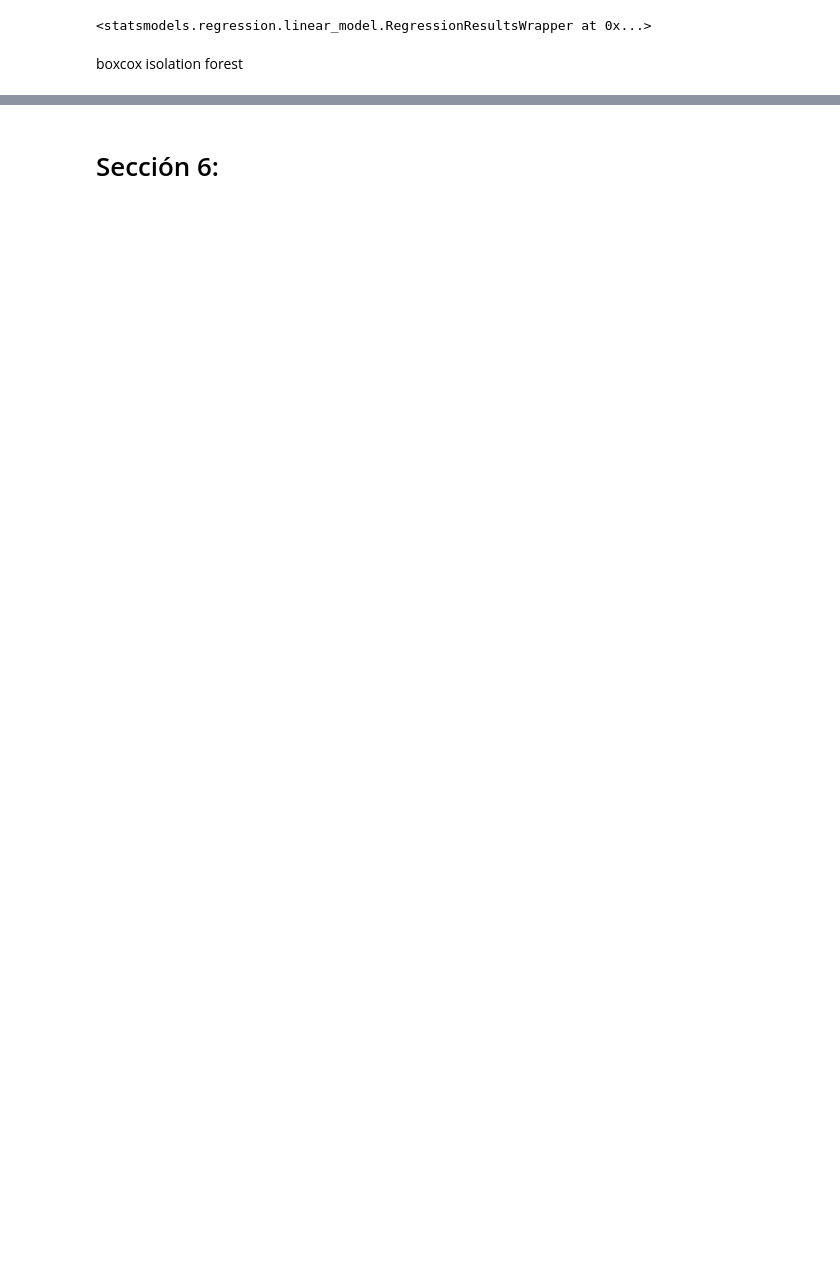
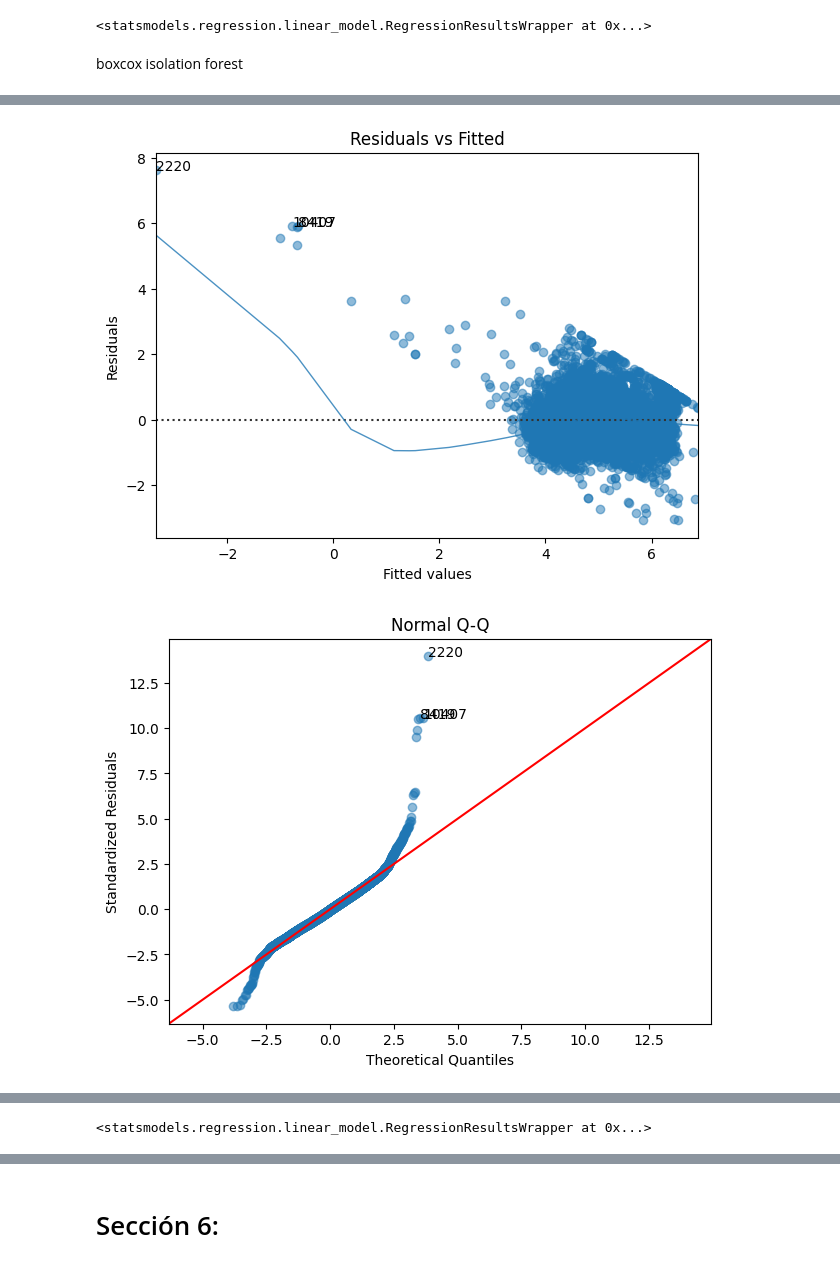
Before and after one commit to LeMarsito02/AIRBNBANALYTICS, a Jupyter notebook: Taller_1_EDA_Modelos_Regresion.ipynb, the cells around one changed output, grey strips where cells are left out. Drawn from its saved outputs; the diff is of its cells as text; code cells hidden in the pictures; blank space fills up the shorter version.

```diff
--- a/Taller_1_EDA_Modelos_Regresion.ipynb
+++ b/Taller_1_EDA_Modelos_Regresion.ipynb
@@ -1377,0 +1573,5 @@ ValueError: zero-size array to reduction operation maximum which has no identity
+# %%
+diagnostic_plots(X_clean, y_clean, model_fit=modelo)
+# %% [output]
+[figure, added]
+[figure, added]
@@ -1377,0 +1580 @@ ValueError: zero-size array to reduction operation maximum which has no identity
+<statsmodels.regression.linear_model.RegressionResultsWrapper at 0x...>
```
Also changed, not shown: parts of 20 cells of this notebook.
